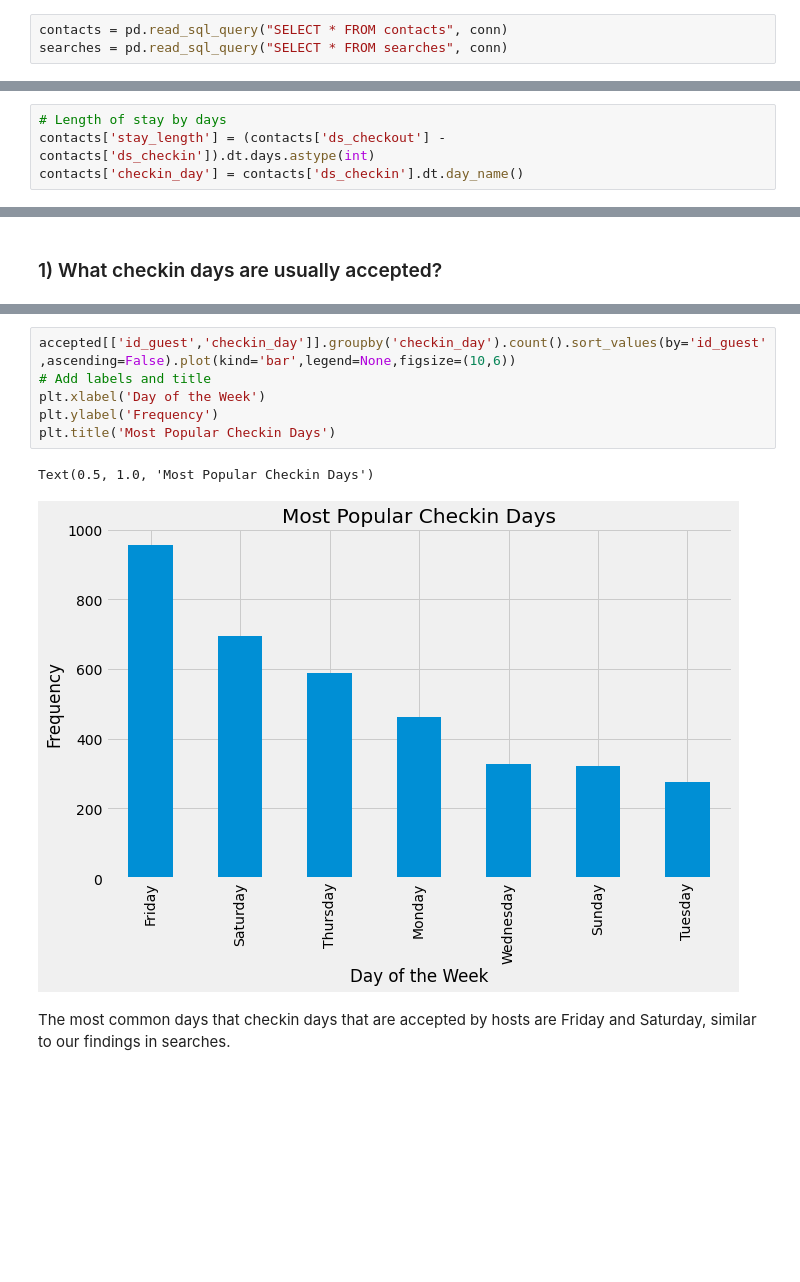
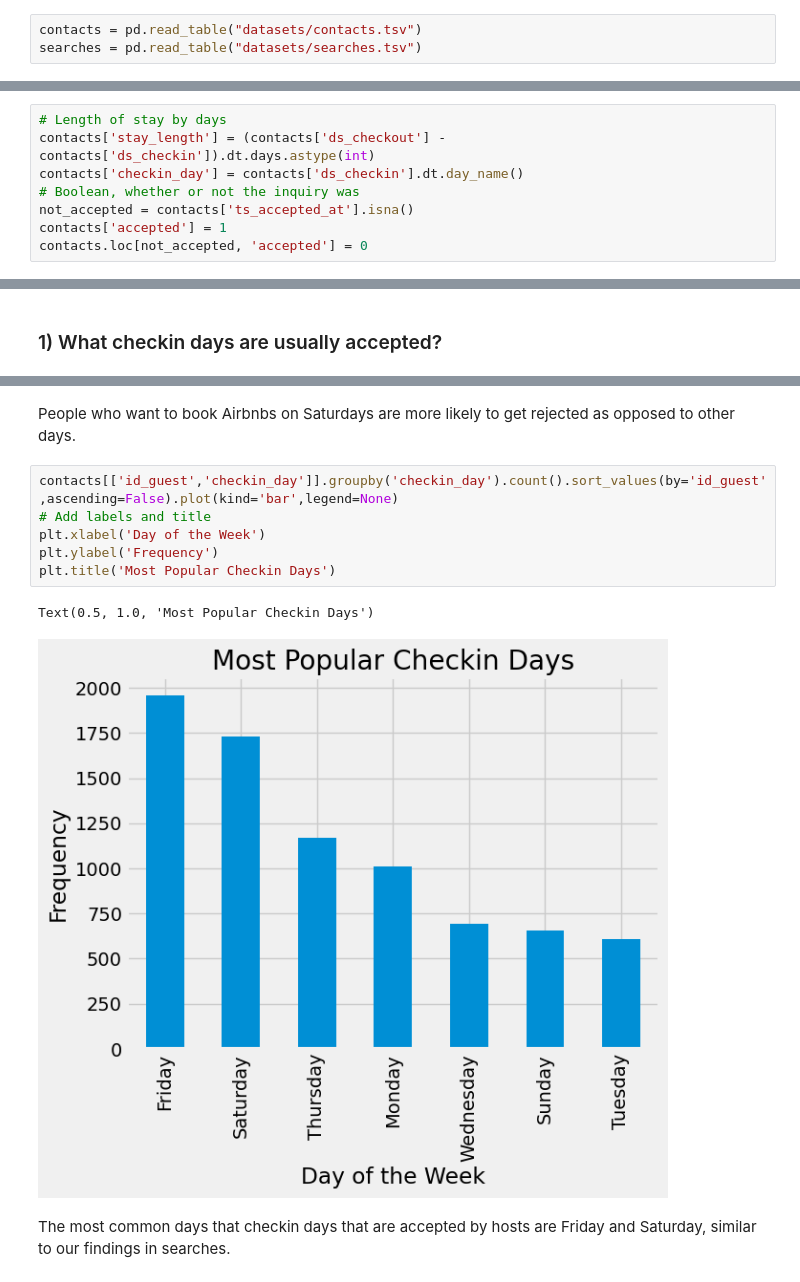
Before and after one commit to joshpuray/Airnbnb-Dublin-Market-Analysis, a Jupyter notebook: Market_Analysis.ipynb, the cells around one changed output, grey strips where cells are left out. Saved outputs shown, nothing was run; the diff lists cells and outputs as text; blank space fills up the shorter version.

```diff
--- a/Market_Analysis.ipynb
+++ b/Market_Analysis.ipynb
@@ -29,6 +22,6 @@ cursor = conn.cursor()
 # %%
-contacts = pd.read_sql_query("SELECT * FROM contacts", conn)
-searches = pd.read_sql_query("SELECT * FROM searches", conn)
+contacts = pd.read_table("datasets/contacts.tsv")
+searches = pd.read_table("datasets/searches.tsv")
 # %% [markdown]
 ## Converting Datatypes
 # %% [markdown]
@@ -168,6 +163,10 @@ In `contacts` we can calculate the length of the day by subtracting the check in
 # Length of stay by days
 contacts['stay_length'] = (contacts['ds_checkout'] - contacts['ds_checkin']).dt.days.astype(int)
 contacts['checkin_day'] = contacts['ds_checkin'].dt.day_name()
+# Boolean, whether or not the inquiry was
+not_accepted = contacts['ts_accepted_at'].isna()
+contacts['accepted'] = 1
+contacts.loc[not_accepted, 'accepted'] = 0
 # %% [markdown]
 # 3) EDA
 # %% [markdown]
@@ -361,12 +400,14 @@ accepted = contacts[~contacts['ts_accepted_at'].isna()]
+# %% [markdown]
+People who want to book Airbnbs on Saturdays are more likely to get rejected as opposed to other days.
 # %%
-accepted[['id_guest','checkin_day']].groupby('checkin_day').count().sort_values(by='id_guest',ascending=False).plot(kind='bar',legend=None,figsize=(10,6))
+contacts[['id_guest','checkin_day']].groupby('checkin_day').count().sort_values(by='id_guest',ascending=False).plot(kind='bar',legend=None)
 # Add labels and title
 plt.xlabel('Day of the Week')
 plt.ylabel('Frequency')
 plt.title('Most Popular Checkin Days')
 # %% [output]
 Text(0.5, 1.0, 'Most Popular Checkin Days')
-[figure, old version]
+[figure, new version]
 # %% [markdown]
 The most common days that checkin days that are accepted by hosts are Friday and Saturday, similar to our findings in searches.
 # %% [markdown]
```
Also changed, not shown: parts of 37 cells of this notebook.
